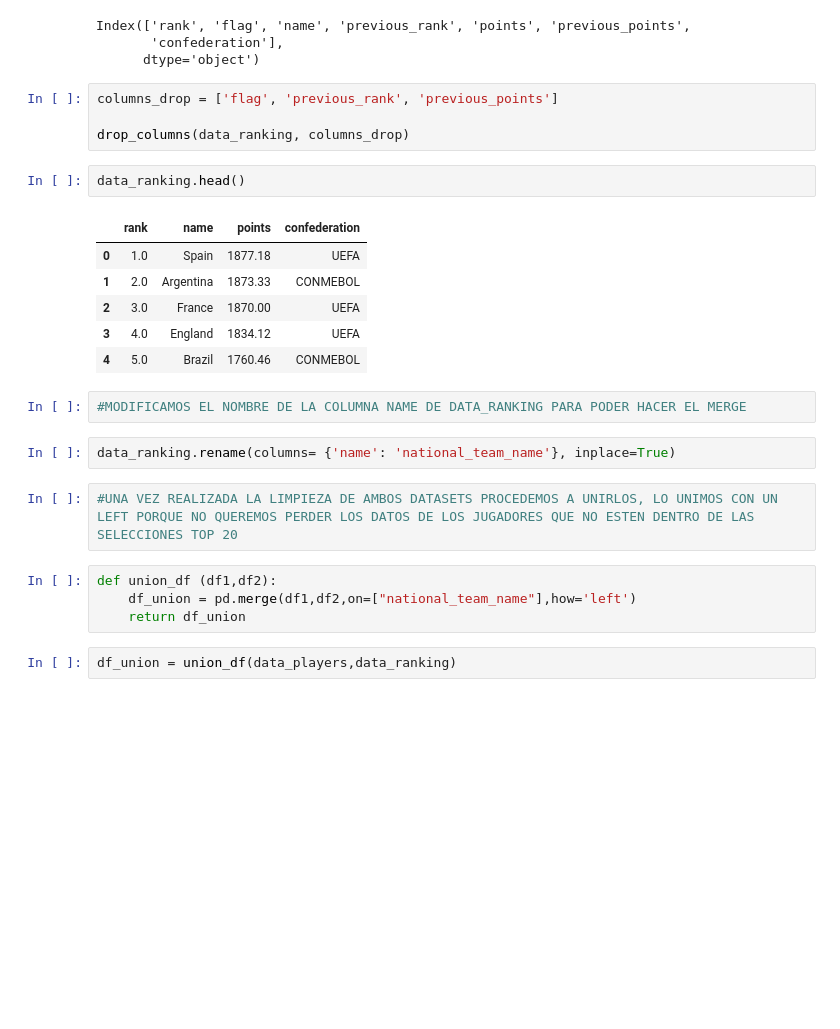
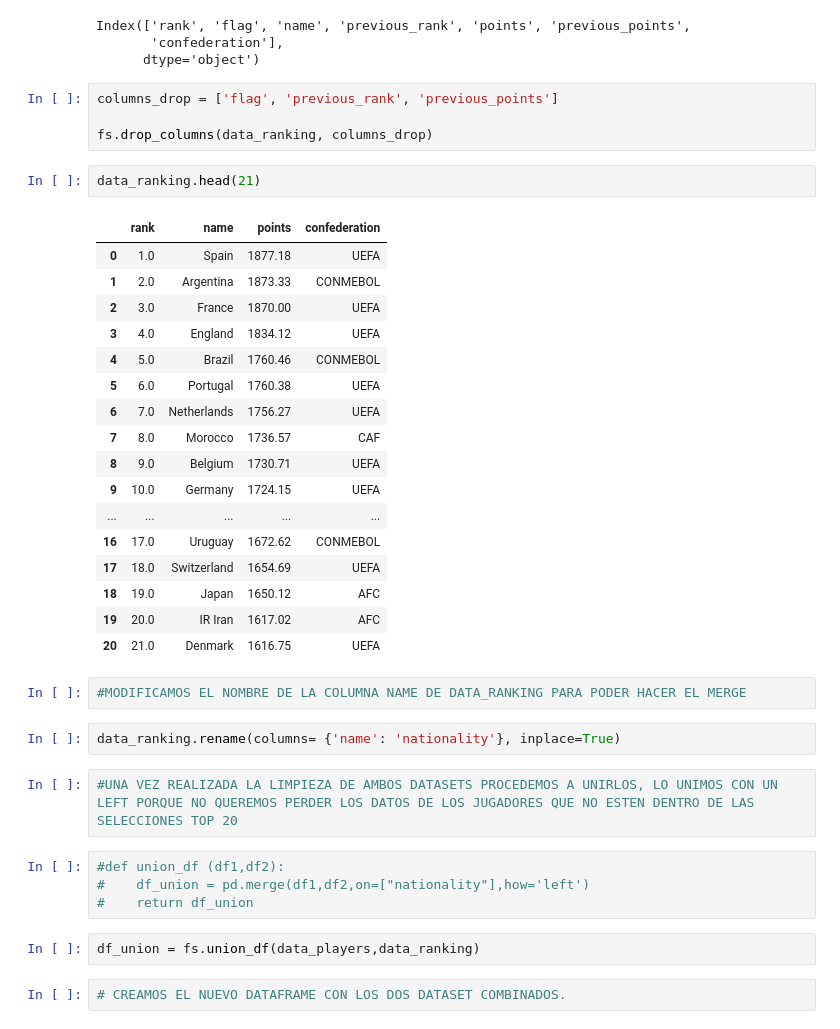
Before and after one commit to bperezlovisolo/Proyecto_3, a Jupyter notebook: proyecto.ipynb, the cells around one changed output. Saved outputs shown, nothing was run; the diff lists cells and outputs as text; blank space fills up the shorter version.

```diff
--- a/proyecto.ipynb
+++ b/proyecto.ipynb
@@ -236,26 +227,39 @@ Index(['rank', 'flag', 'name', 'previous_rank', 'points', 'previous_points',
 # %%
 columns_drop = ['flag', 'previous_rank', 'previous_points']
 
-drop_columns(data_ranking, columns_drop)
+fs.drop_columns(data_ranking, columns_drop)
 # %%
-data_ranking.head()
+data_ranking.head(21)
 # %% [output]
 |  | rank | name | points | confederation |
 | 0 | 1.0 | Spain | 1877.18 | UEFA |
 | 1 | 2.0 | Argentina | 1873.33 | CONMEBOL |
 | 2 | 3.0 | France | 1870.00 | UEFA |
 | 3 | 4.0 | England | 1834.12 | UEFA |
 | 4 | 5.0 | Brazil | 1760.46 | CONMEBOL |
+| 5 | 6.0 | Portugal | 1760.38 | UEFA |
+| 6 | 7.0 | Netherlands | 1756.27 | UEFA |
+| 7 | 8.0 | Morocco | 1736.57 | CAF |
+| 8 | 9.0 | Belgium | 1730.71 | UEFA |
+| 9 | 10.0 | Germany | 1724.15 | UEFA |
+| ... | ... | ... | ... | ... |
+| 16 | 17.0 | Uruguay | 1672.62 | CONMEBOL |
+| 17 | 18.0 | Switzerland | 1654.69 | UEFA |
+| 18 | 19.0 | Japan | 1650.12 | AFC |
+| 19 | 20.0 | IR Iran | 1617.02 | AFC |
+| 20 | 21.0 | Denmark | 1616.75 | UEFA |
 # %%
 #MODIFICAMOS EL NOMBRE DE LA COLUMNA NAME DE DATA_RANKING PARA PODER HACER EL MERGE
 # %%
-data_ranking.rename(columns= {'name': 'national_team_name'}, inplace=True)
+data_ranking.rename(columns= {'name': 'nationality'}, inplace=True)
 # %%
 #UNA VEZ REALIZADA LA LIMPIEZA DE AMBOS DATASETS PROCEDEMOS A UNIRLOS, LO UNIMOS CON UN LEFT PORQUE NO QUEREMOS PERDER LOS DATOS DE LOS JUGADORES QUE NO ESTEN DENTRO DE LAS SELECCIONES TOP 20
 # %%
-def union_df (df1,df2):
-    df_union = pd.merge(df1,df2,on=["national_team_name"],how='left')
-    return df_union
+#def union_df (df1,df2):
+#    df_union = pd.merge(df1,df2,on=["nationality"],how='left')
+#    return df_union
 # %%
-df_union = union_df(data_players,data_ranking)
+df_union = fs.union_df(data_players,data_ranking)
+# %%
+# CREAMOS EL NUEVO DATAFRAME CON LOS DOS DATASET COMBINADOS.
 # %%
```
Also changed, not shown: parts of 39 cells of this notebook, 1 other file.
